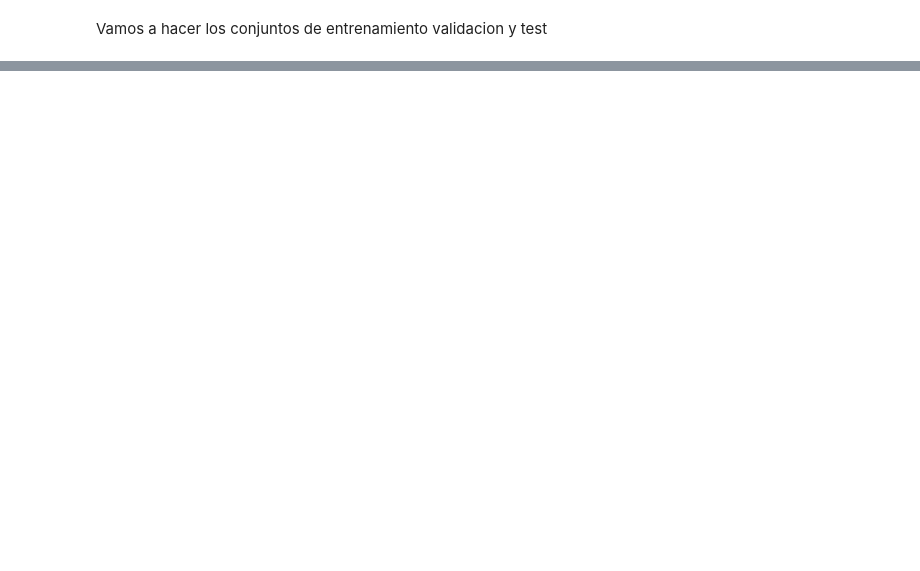
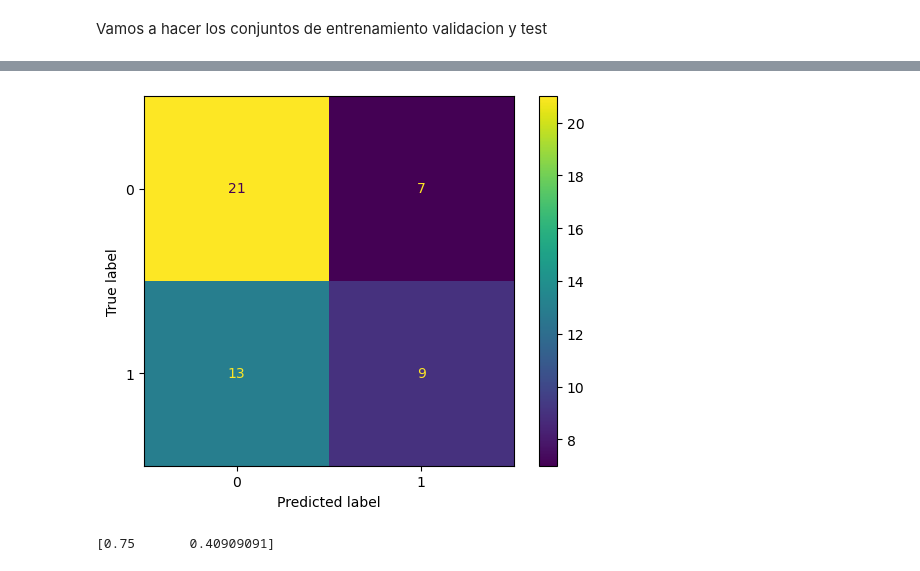
Before and after one commit to rgadea-girones/alimentos, a Jupyter notebook: notebooks/Mi_primer_GRU_atunes_clasificacion_mejorado_2_clases_onehot_lomosP1yP2_50_50.ipynb, the cells around one changed output, grey strips where cells are left out. Drawn from its saved outputs; the diff is of its cells as text; code cells hidden in the pictures; blank space fills up the shorter version.

```diff
--- a/notebooks/Mi_primer_GRU_atunes_clasificacion_mejorado_2_clases_onehot_lomosP1yP2_50_50.ipynb
+++ b/notebooks/Mi_primer_GRU_atunes_clasificacion_mejorado_2_clases_onehot_lomosP1yP2_50_50.ipynb
@@ -459,0 +542,35 @@ print(y_pred2)
+# %%
+from scipy import stats
+from sklearn.metrics import classification_report
+y_pred = model.predict(X_test_def)
+#y_pred2 = scaler_out.inverse_transform(y_pred) #valor denormalizado
+
+#y_pred1=y_pred[:,-1]
+y_pred2=np.argmax(y_pred,axis=1)
+n = len(y_pred2)
+print(n)
+reshaped = y_pred2[:n//4*4].reshape(-1, 4)
+mean_values = reshaped.mean(axis=1)
+
+mean_values = np.round(mean_values)
+mean_values = np.clip(mean_values, 0, 4)
+mean_values = mean_values.astype(int)
+print(mean_values.shape)
+
+mode_values = stats.mode(reshaped, axis=1)[0]
+print(mode_values.shape)
+
+n = len(y_test_def)
+y_test_def2=np.argmax(y_test_def,axis=1)
+print(y_test_def2.shape)
+print(n)
+reshaped2 = y_test_def2[:n//4*4].reshape(-1, 4)
+target_mean_values = reshaped2.mean(axis=1)
+
+target_mean_values = np.round(target_mean_values)
+target_mean_values = np.clip(target_mean_values, 0, 4)
+target_mean_values = target_mean_values.astype(int)
+print(target_mean_values.shape)
+
+target_mode_values = stats.mode(reshaped2, axis=1)[0]
+print(target_mode_values.shape)
@@ -459,0 +586,14 @@ print(y_pred2)
+# %%
+#docs_infra: no_execute
+classes = [0, 1, 2, 3, 4]
+classes = [0, 1]
+cm=confusion_matrix(target_mean_values, mean_values,labels=classes)
+disp = ConfusionMatrixDisplay(confusion_matrix=cm)
+disp.plot()
+plt.show()
+# %% [output]
+[figure, added]
+# %%
+print(cm.diagonal()/cm.sum(axis=1))
+# %% [output]
+[0.75       0.40909091]
```
Also changed, not shown: parts of 16 cells of this notebook, 4 other files.
